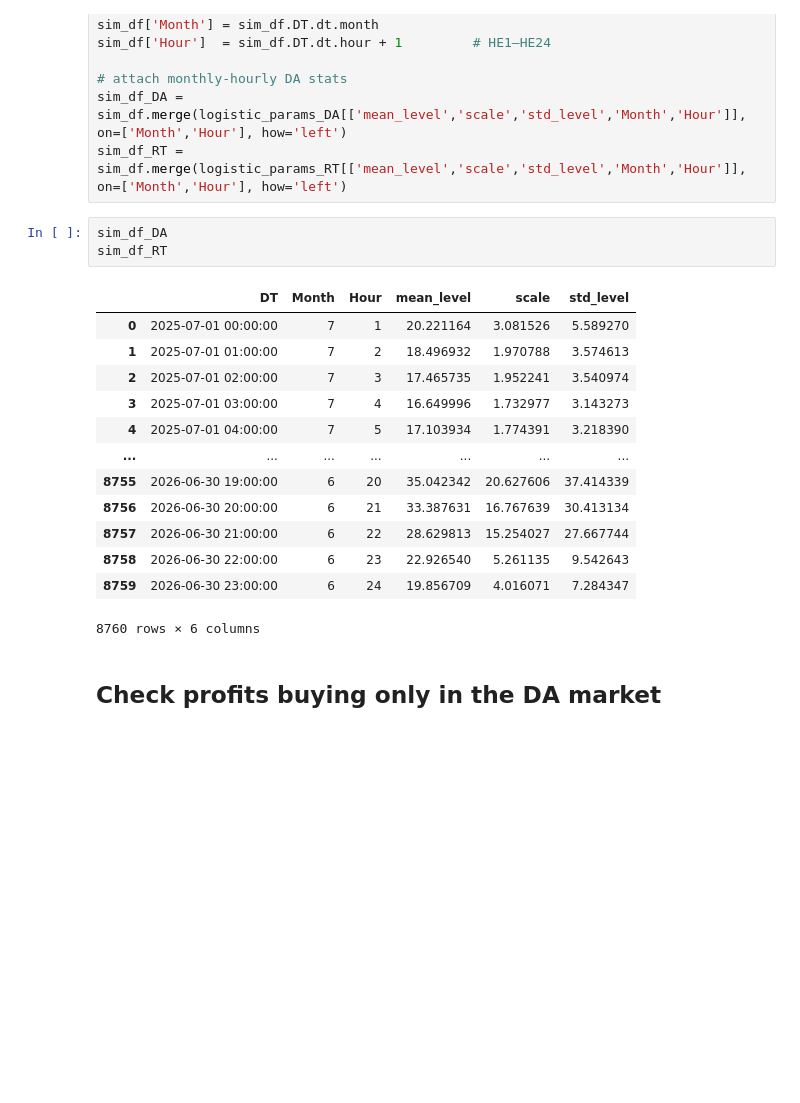
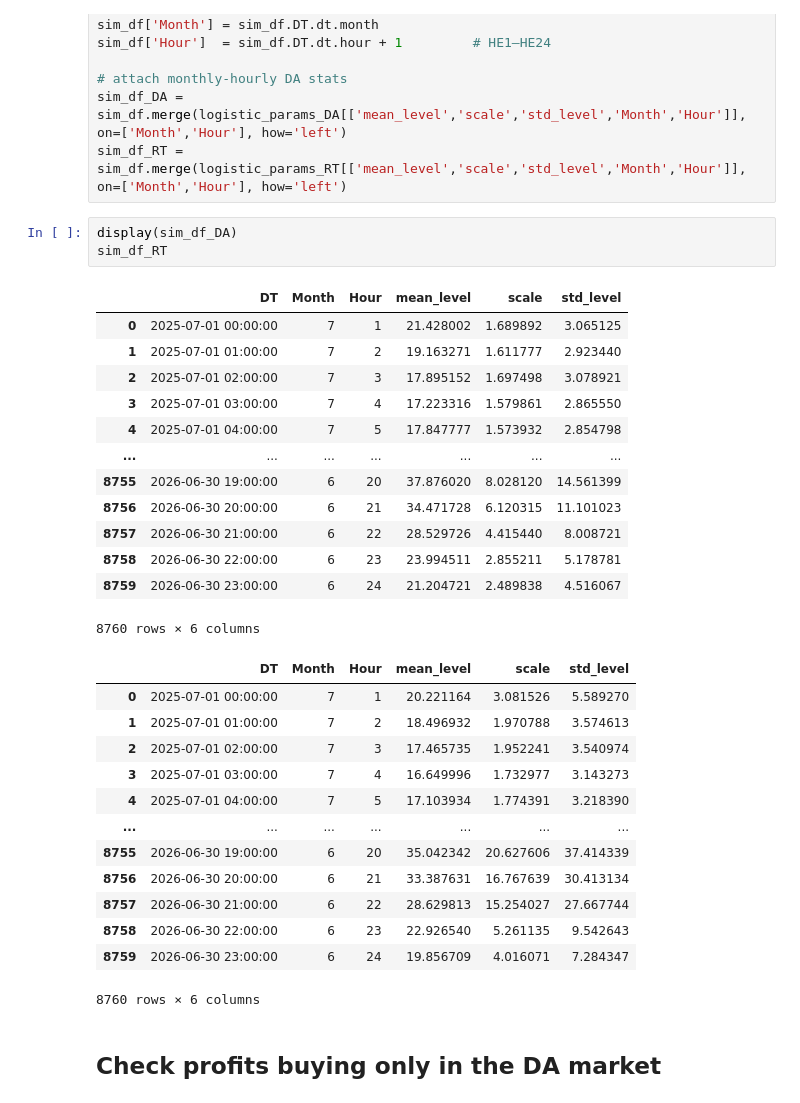
Before and after one commit to sxcben/Financing_Grid_final_project, a Jupyter notebook: code/Benjamin_test.ipynb, the cells around one changed output. Saved outputs shown, nothing was run; the diff lists cells and outputs as text; blank space fills up the shorter version.

```diff
--- a/code/Benjamin_test.ipynb
+++ b/code/Benjamin_test.ipynb
@@ -291,21 +289,34 @@ sim_df['Hour']  = sim_df.DT.dt.hour + 1         # HE1–HE24
 sim_df_DA = sim_df.merge(logistic_params_DA[['mean_level','scale','std_level','Month','Hour']], on=['Month','Hour'], how='left')
 sim_df_RT = sim_df.merge(logistic_params_RT[['mean_level','scale','std_level','Month','Hour']], on=['Month','Hour'], how='left')
 # %%
-sim_df_DA
+display(sim_df_DA)
 sim_df_RT
 # %% [output]
 |  | DT | Month | Hour | mean_level | scale | std_level |
-| 0 | 2025-07-01 00:00:00 | 7 | 1 | 20.221164 | 3.081526 | 5.589270 |
-| 1 | 2025-07-01 01:00:00 | 7 | 2 | 18.496932 | 1.970788 | 3.574613 |
-| 2 | 2025-07-01 02:00:00 | 7 | 3 | 17.465735 | 1.952241 | 3.540974 |
-| 3 | 2025-07-01 03:00:00 | 7 | 4 | 16.649996 | 1.732977 | 3.143273 |
-| 4 | 2025-07-01 04:00:00 | 7 | 5 | 17.103934 | 1.774391 | 3.218390 |
+| 0 | 2025-07-01 00:00:00 | 7 | 1 | 21.428002 | 1.689892 | 3.065125 |
+| 1 | 2025-07-01 01:00:00 | 7 | 2 | 19.163271 | 1.611777 | 2.923440 |
+| 2 | 2025-07-01 02:00:00 | 7 | 3 | 17.895152 | 1.697498 | 3.078921 |
+| 3 | 2025-07-01 03:00:00 | 7 | 4 | 17.223316 | 1.579861 | 2.865550 |
+| 4 | 2025-07-01 04:00:00 | 7 | 5 | 17.847777 | 1.573932 | 2.854798 |
 | ... | ... | ... | ... | ... | ... | ... |
-| 8755 | 2026-06-30 19:00:00 | 6 | 20 | 35.042342 | 20.627606 | 37.414339 |
-| 8756 | 2026-06-30 20:00:00 | 6 | 21 | 33.387631 | 16.767639 | 30.413134 |
-| 8757 | 2026-06-30 21:00:00 | 6 | 22 | 28.629813 | 15.254027 | 27.667744 |
-| 8758 | 2026-06-30 22:00:00 | 6 | 23 | 22.926540 | 5.261135 | 9.542643 |
-| 8759 | 2026-06-30 23:00:00 | 6 | 24 | 19.856709 | 4.016071 | 7.284347 |
+| 8755 | 2026-06-30 19:00:00 | 6 | 20 | 37.876020 | 8.028120 | 14.561399 |
+| 8756 | 2026-06-30 20:00:00 | 6 | 21 | 34.471728 | 6.120315 | 11.101023 |
+| 8757 | 2026-06-30 21:00:00 | 6 | 22 | 28.529726 | 4.415440 | 8.008721 |
+| 8758 | 2026-06-30 22:00:00 | 6 | 23 | 23.994511 | 2.855211 | 5.178781 |
+| 8759 | 2026-06-30 23:00:00 | 6 | 24 | 21.204721 | 2.489838 | 4.516067 |
 8760 rows × 6 columns
+|  | DT | Month | Hour | mean_level | scale | std_level |
+| 0 | 2025-07-01 00:00:00 | 7 | 1 | 20.221164 | 3.081526 | 5.589270 |
+| 1 | 2025-07-01 01:00:00 | 7 | 2 | 18.496932 | 1.970788 | 3.574613 |
+| 2 | 2025-07-01 02:00:00 | 7 | 3 | 17.465735 | 1.952241 | 3.540974 |
+| 3 | 2025-07-01 03:00:00 | 7 | 4 | 16.649996 | 1.732977 | 3.143273 |
+| 4 | 2025-07-01 04:00:00 | 7 | 5 | 17.103934 | 1.774391 | 3.218390 |
+| ... | ... | ... | ... | ... | ... | ... |
+| 8755 | 2026-06-30 19:00:00 | 6 | 20 | 35.042342 | 20.627606 | 37.414339 |
+| 8756 | 2026-06-30 20:00:00 | 6 | 21 | 33.387631 | 16.767639 | 30.413134 |
+| 8757 | 2026-06-30 21:00:00 | 6 | 22 | 28.629813 | 15.254027 | 27.667744 |
+| 8758 | 2026-06-30 22:00:00 | 6 | 23 | 22.926540 | 5.261135 | 9.542643 |
+| 8759 | 2026-06-30 23:00:00 | 6 | 24 | 19.856709 | 4.016071 | 7.284347 |
+8760 rows × 6 columns
 # %% [markdown]
 ## Check profits buying only in the DA market
```
Also changed, not shown: parts of 12 cells of this notebook.
